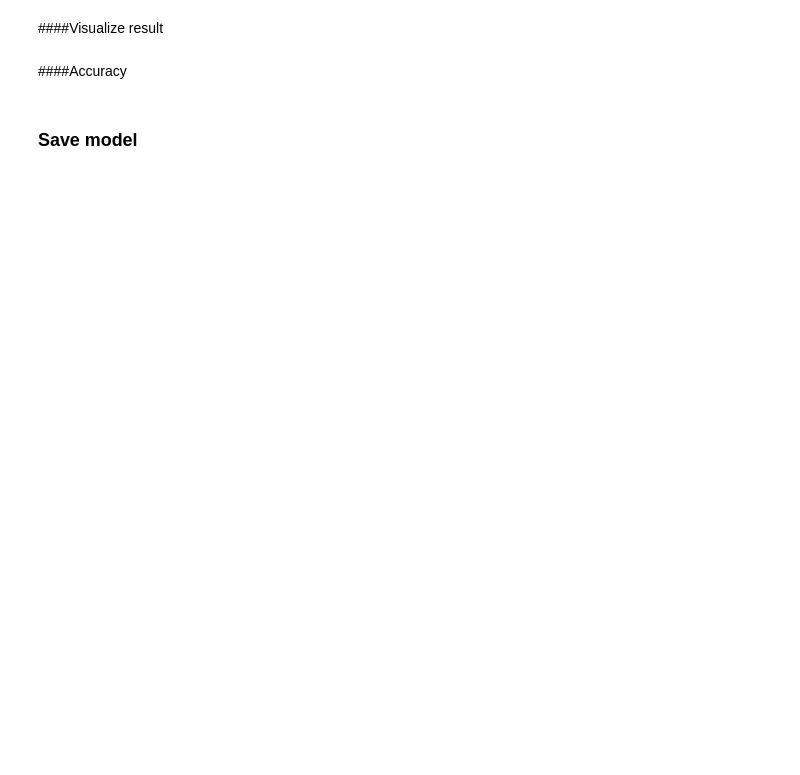
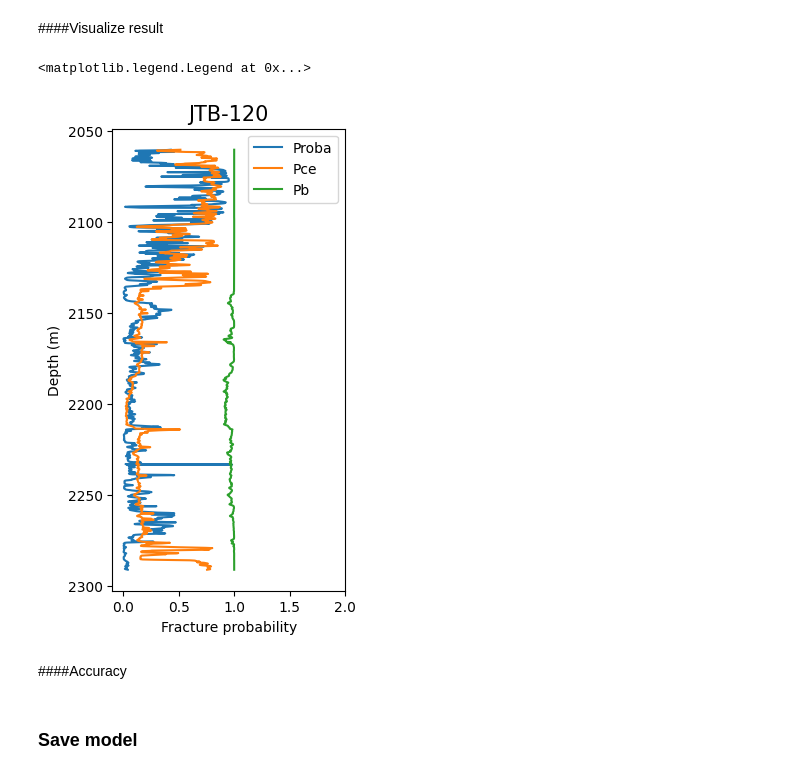
Before and after one commit to luthfigeo/Fracture-Detection, a Jupyter notebook: FractureDetection.ipynb, the cells around one changed output. Saved outputs shown, nothing was run; the diff lists cells and outputs as text; code cells hidden in the pictures; blank space fills up the shorter version.

```diff
--- a/FractureDetection.ipynb
+++ b/FractureDetection.ipynb
@@ -190,20 +268,24 @@ testset['FRAC_PREDICT']=predict[:,1]
 # %%
 d = testset['DEPTH']
 plt.style.use('default')
 
 fig = plt.gcf()
 fig.set_size_inches(3, 6)
 fig.gca().invert_yaxis()
 plt.tick_params(labelsize=10)
-plt.xlim([-0.1,3])
+plt.xlim([-0.1,2])
 plt.xlabel('Fracture probability',{'fontsize': 10, 'fontweight' : 5})
 plt.ylabel('Depth (m)',{'fontsize': 10, 'fontweight' : 5})
 plt.title(testset.index.any(),{'fontsize': 15, 'fontweight' : 5})
-#plt.scatter(testset['FRAC'],d,color='r',label='Actual')
+#plt.scatter(testset['INTENSITY']/5,d,color='r',label='Actual')
 plt.plot(testset['FRAC_PREDICT'],d,label='Proba')
 #plt.plot(testset['SPI']+0.5,d,label='SPI')
-#plt.plot(testset['INTENSITY']/10,d,label='Intensity')
+plt.plot(testset['Pce'],d,label='Pce')
+plt.plot(testset['Pb'],d,label='Pb')
 plt.legend()
+# %% [output]
+<matplotlib.legend.Legend at 0x...>
+[figure, added]
 # %% [markdown]
 ####Accuracy
 # %%
```
Also changed, not shown: parts of 10 cells of this notebook.
